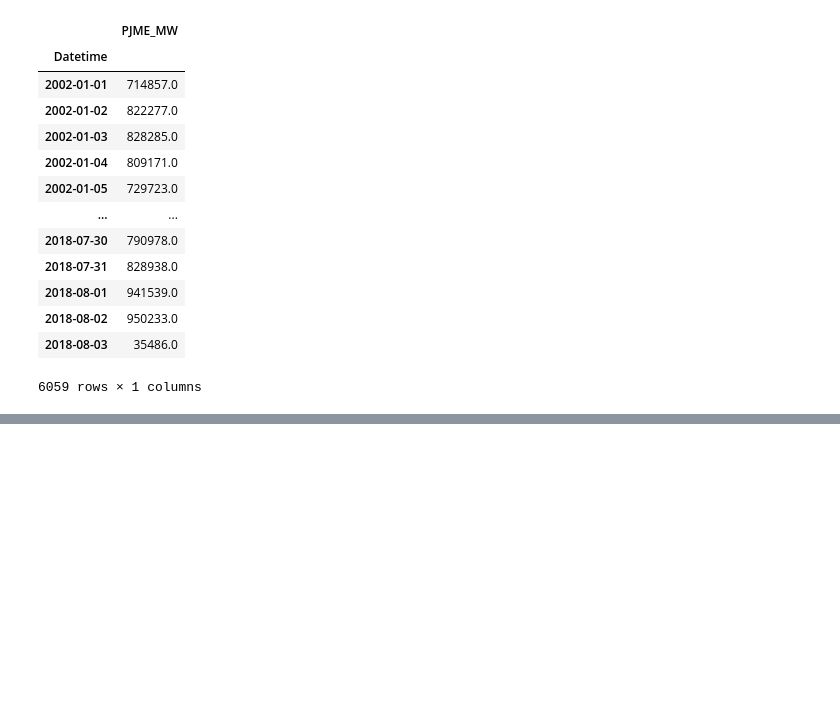
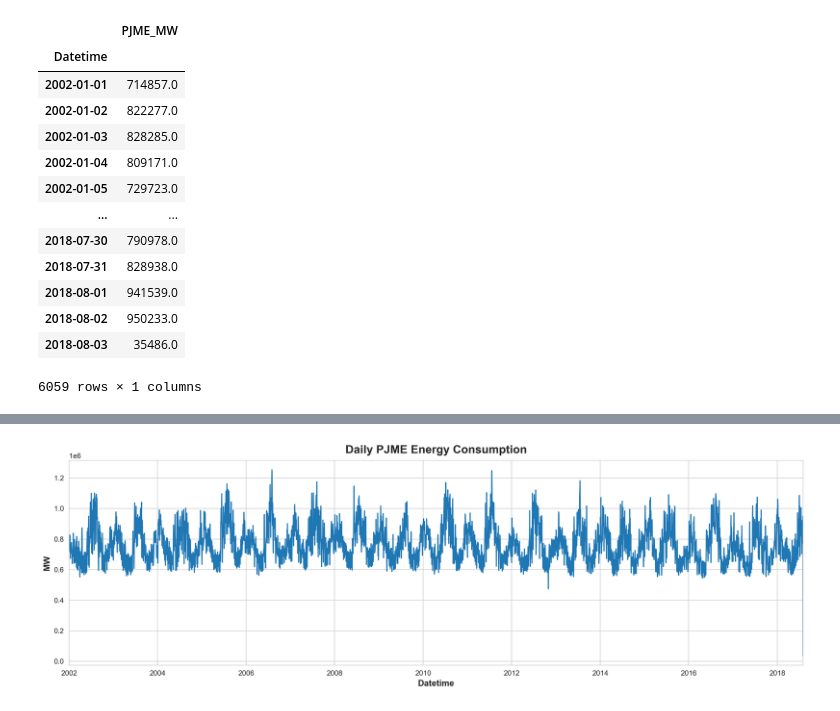
Before and after one commit to aly-ibrahim1/energy-forecasting-pjme, a Jupyter notebook: notebooks/01-eda.ipynb, the cells around one changed output, grey strips where cells are left out. Drawn from its saved outputs; the diff is of its cells as text; code cells hidden in the pictures; blank space fills up the shorter version.

Commit message:
EDA + visualization

```diff
--- a/notebooks/01-eda.ipynb
+++ b/notebooks/01-eda.ipynb
@@ -6,6 +9,32 @@ import pandas as pd
 # %% [output]
 The autoreload extension is already loaded. To reload it, use:
   %reload_ext autoreload
+# %%
+sns.set_style("whitegrid")
+plt.rc(
+    "figure",
+    autolayout=True,
+    figsize=(11, 4),
+    titlesize=18,
+    titleweight='bold',
+)
+plt.rc(
+    "axes",
+    labelweight="bold",
+    labelsize="large",
+    titleweight="bold",
+    titlesize=16,
+    titlepad=10,
+)
+
+plot_params = dict(
+    color="0.75",
+    style=".-",
+    markeredgecolor="0.25",
+    markerfacecolor="0.25",
+    legend=False,
+)
+%config InlineBackend.figure_format = 'retina'
 # %%
 df = pd.read_csv('../data/raw/PJME_hourly.csv', parse_dates=['Datetime'])
 
@@ -145,3 +174,7 @@ df_daily.to_period(freq='D')
 | 2018-08-02 | 950233.0 |
 | 2018-08-03 | 35486.0 |
 6059 rows × 1 columns
+# %%
+df = load_data(to_period=True)
+
+print(df.info())
@@ -147,0 +192,8 @@ df_daily.to_period(freq='D')
+# %%
+
+df["PJME_MW"].plot(figsize=(15, 5), title="Daily PJME Energy Consumption")
+sns.set_style("whitegrid")
+plt.ylabel("MW")
+plt.savefig("../reports/figures/pjme_daily_full.png", dpi=200, bbox_inches="tight")
+# %% [output]
+[figure, added]
```
Also changed, not shown: parts of 20 cells of this notebook.
